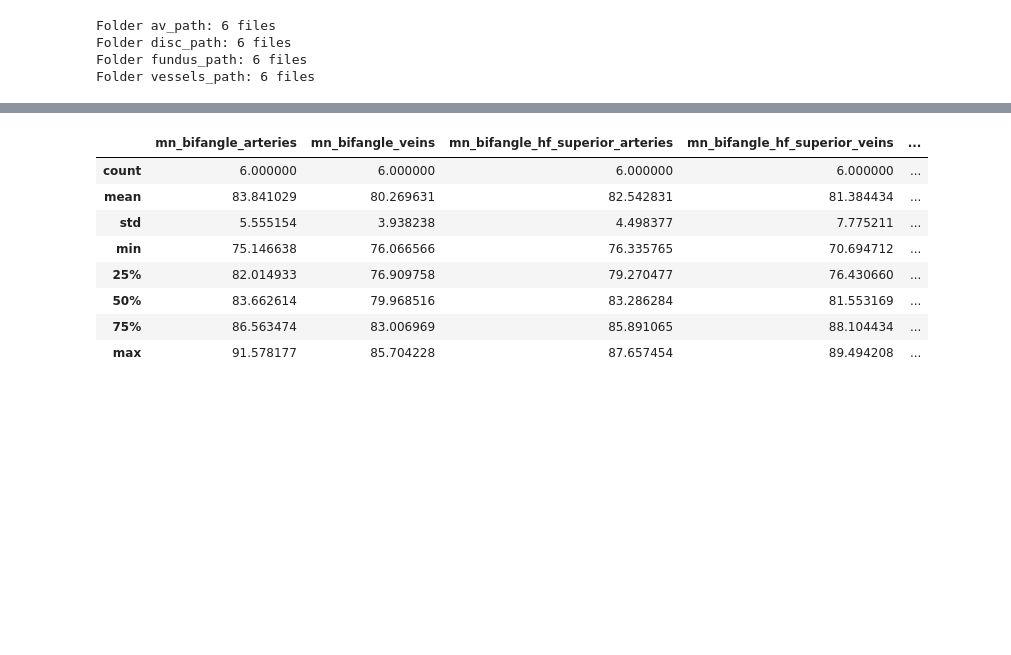
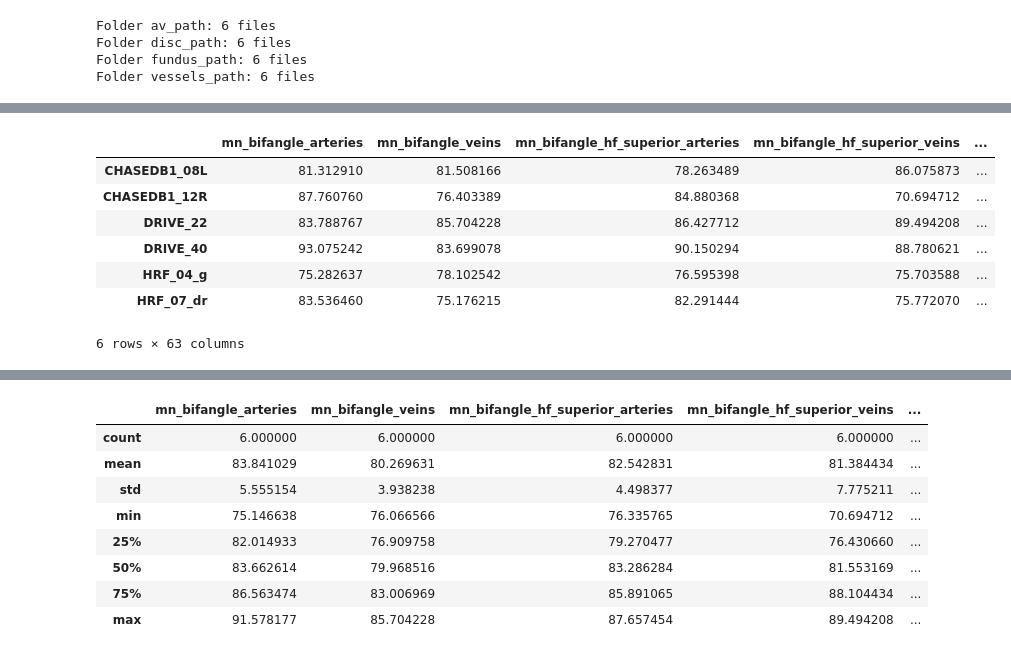
Before and after one commit to Eyened/retinalysis-vascx, a Jupyter notebook: notebooks/2_feature_extraction.ipynb, the cells around one changed output, grey strips where cells are left out. Cells and saved outputs as stored; diff of their text form; code cells hidden in the pictures; blank space fills up the shorter version.

```diff
--- a/notebooks/2_feature_extraction.ipynb
+++ b/notebooks/2_feature_extraction.ipynb
@@ -20,0 +19,11 @@ Extracting features for 6 examples
+# %%
+res
+# %% [output]
+|  | mn_bifangle_arteries | mn_bifangle_veins | mn_bifangle_hf_superior_arteries | mn_bifangle_hf_superior_veins | ... |
+| CHASEDB1_08L | 81.312910 | 81.508166 | 78.263489 | 86.075873 | ... |
+| CHASEDB1_12R | 87.760760 | 76.403389 | 84.880368 | 70.694712 | ... |
+| DRIVE_22 | 83.788767 | 85.704228 | 86.427712 | 89.494208 | ... |
+| DRIVE_40 | 93.075242 | 83.699078 | 90.150294 | 88.780621 | ... |
+| HRF_04_g | 75.282637 | 78.102542 | 76.595398 | 75.703588 | ... |
+| HRF_07_dr | 83.536460 | 75.176215 | 82.291444 | 75.772070 | ... |
+6 rows × 63 columns
```
Also changed, not shown: parts of 4 cells of this notebook, 43 other files.
